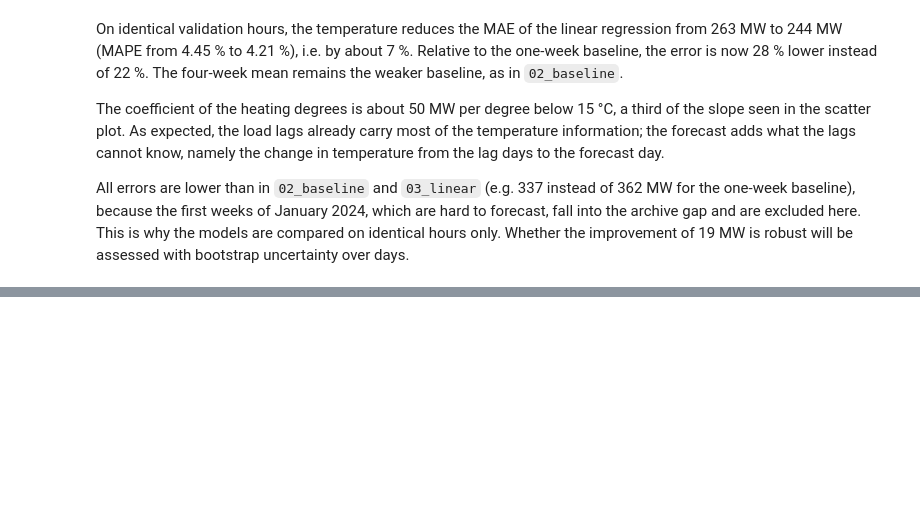
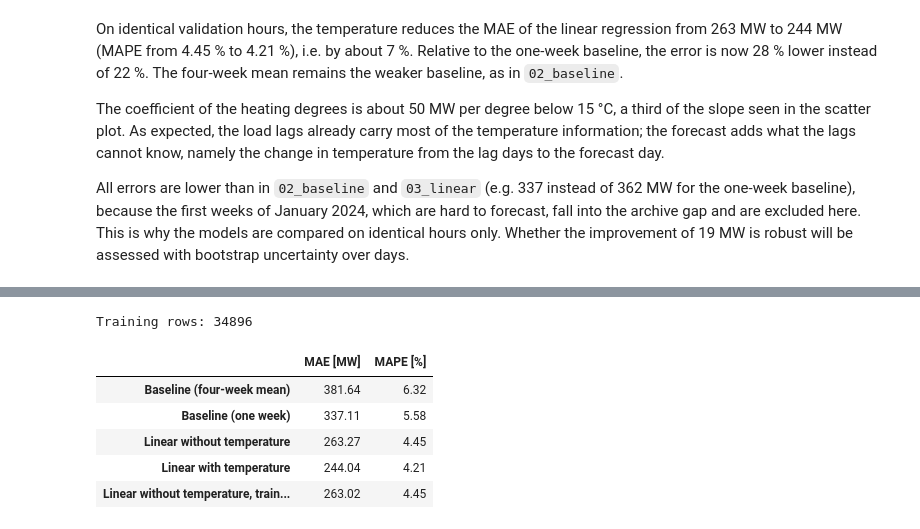
Before and after one commit to mathiasbraun/swiss-load-forecast, a Jupyter notebook: notebooks/05_linear_temperature.ipynb, the cells around one changed output, grey strips where cells are left out. Saved outputs shown, nothing was run; the diff lists cells and outputs as text; code cells hidden in the pictures; blank space fills up the shorter version.

```diff
--- a/notebooks/05_linear_temperature.ipynb
+++ b/notebooks/05_linear_temperature.ipynb
@@ -239,0 +297,20 @@ improvement of 19 MW is robust will be assessed with bootstrap uncertainty over
+# %%
+# Rows with all features except hdd: the training period of 03_linear
+complete_no_temp = X[cols_no_temp].notna().all(axis=1)
+train_full = complete_no_temp & (year <= 2023)
+
+model_full = LinearRegression().fit(X.loc[train_full, cols_no_temp], y[train_full])
+y_hat_full = pd.Series(model_full.predict(X.loc[val, cols_no_temp]), index=y[val].index)
+predictions["Linear without temperature, trained from 2020"] = y_hat_full
+results["Linear without temperature, trained from 2020"] = (mae(y[val], y_hat_full), mape(y[val], y_hat_full))
+
+print("Training rows:", train_full.sum())
+pd.DataFrame(results, index=["MAE [MW]", "MAPE [%]"]).T.round(2)
+# %% [output]
+Training rows: 34896
+|  | MAE [MW] | MAPE [%] |
+| Baseline (four-week mean) | 381.64 | 6.32 |
+| Baseline (one week) | 337.11 | 5.58 |
+| Linear without temperature | 263.27 | 4.45 |
+| Linear with temperature | 244.04 | 4.21 |
+| Linear without temperature, train... | 263.02 | 4.45 |
```
Also changed, not shown: parts of 5 cells of this notebook, 1 other file.
